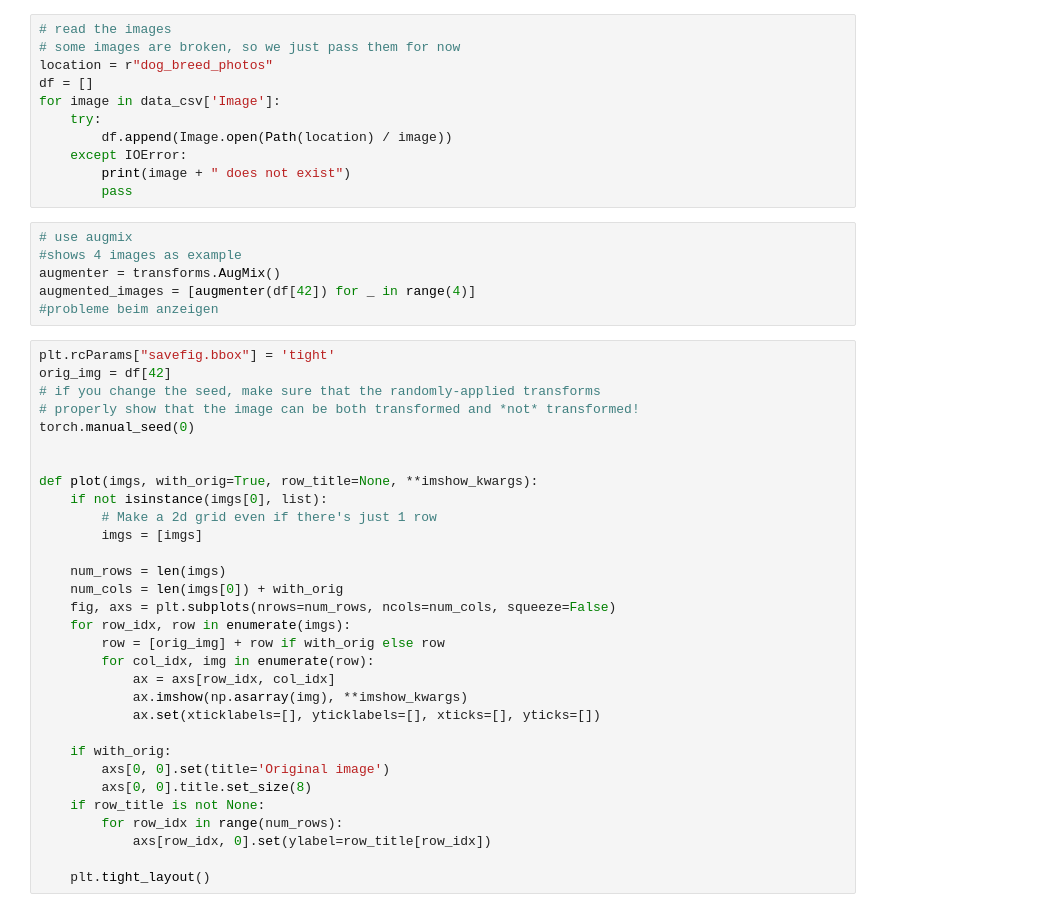
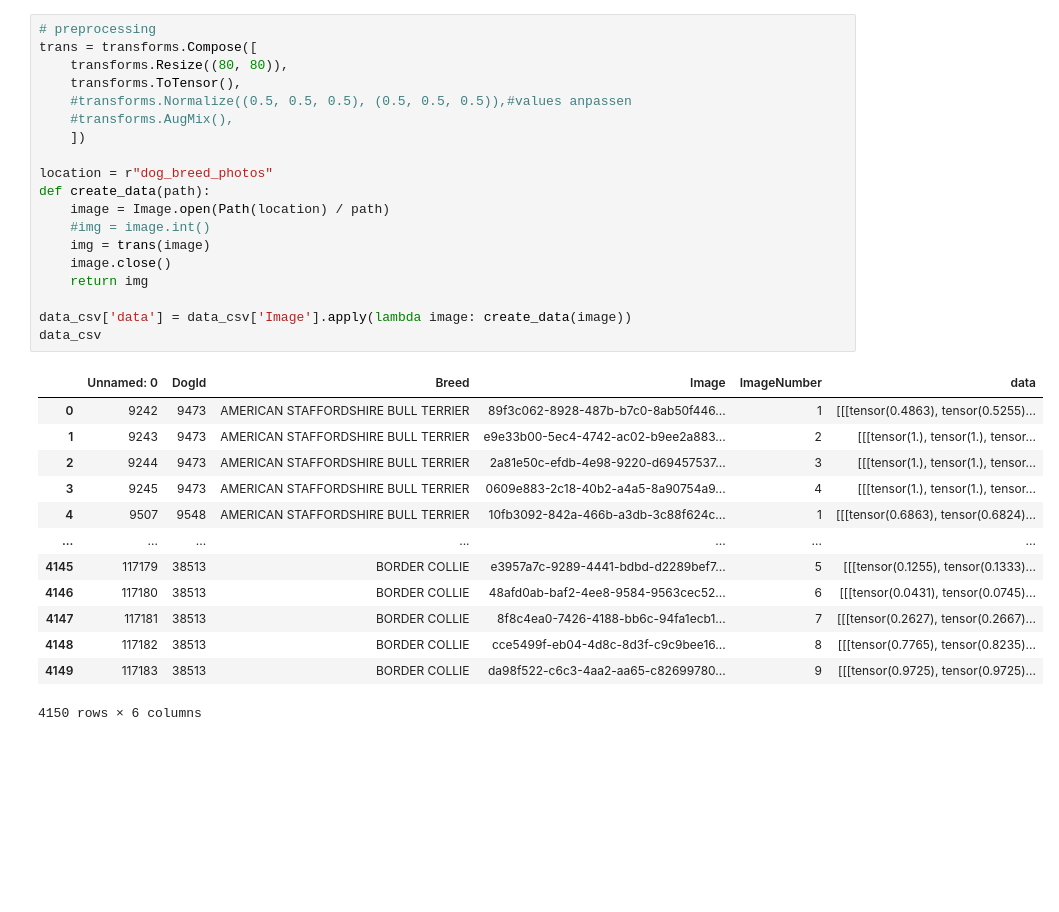
Before and after one commit to SunnyTrashpanda/CVNLP_dog-breeds, a Jupyter notebook: AugMix.ipynb, the cells around one changed output. Cells and saved outputs as stored; diff of their text form; blank space fills up the shorter version.

```diff
--- a/AugMix.ipynb
+++ b/AugMix.ipynb
@@ -29,48 +34,33 @@ data_csv
-# %%
-# read the images
-# some images are broken, so we just pass them for now
-location = r"dog_breed_photos"
-df = []
-for image in data_csv['Image']:
-    try:
-        df.append(Image.open(Path(location) / image))
-    except IOError:
-        print(image + " does not exist")
-        pass
 # %%
-# use augmix
-#shows 4 images as example
-augmenter = transforms.AugMix()
-augmented_images = [augmenter(df[42]) for _ in range(4)]
-#probleme beim anzeigen
+# preprocessing
+trans = transforms.Compose([
+    transforms.Resize((80, 80)),
+    transforms.ToTensor(),
+    #transforms.Normalize((0.5, 0.5, 0.5), (0.5, 0.5, 0.5)),#values anpassen
+    #transforms.AugMix(),
+    ])
+
+location = r"dog_breed_photos"
+def create_data(path):
+    image = Image.open(Path(location) / path)
+    #img = image.int()
+    img = trans(image)
+    image.close()
+    return img
+
+data_csv['data'] = data_csv['Image'].apply(lambda image: create_data(image))
+data_csv
+# %% [output]
+|  | Unnamed: 0 | DogId | Breed | Image | ImageNumber | data |
+| 0 | 9242 | 9473 | AMERICAN STAFFORDSHIRE BULL TERRIER | 89f3c062-8928-487b-b7c0-8ab50f446... | 1 | [[[tensor(0.4863), tensor(0.5255)... |
+| 1 | 9243 | 9473 | AMERICAN STAFFORDSHIRE BULL TERRIER | e9e33b00-5ec4-4742-ac02-b9ee2a883... | 2 | [[[tensor(1.), tensor(1.), tensor... |
+| 2 | 9244 | 9473 | AMERICAN STAFFORDSHIRE BULL TERRIER | 2a81e50c-efdb-4e98-9220-d69457537... | 3 | [[[tensor(1.), tensor(1.), tensor... |
+| 3 | 9245 | 9473 | AMERICAN STAFFORDSHIRE BULL TERRIER | 0609e883-2c18-40b2-a4a5-8a90754a9... | 4 | [[[tensor(1.), tensor(1.), tensor... |
+| 4 | 9507 | 9548 | AMERICAN STAFFORDSHIRE BULL TERRIER | 10fb3092-842a-466b-a3db-3c88f624c... | 1 | [[[tensor(0.6863), tensor(0.6824)... |
+| ... | ... | ... | ... | ... | ... | ... |
+| 4145 | 117179 | 38513 | BORDER COLLIE | e3957a7c-9289-4441-bdbd-d2289bef7... | 5 | [[[tensor(0.1255), tensor(0.1333)... |
+| 4146 | 117180 | 38513 | BORDER COLLIE | 48afd0ab-baf2-4ee8-9584-9563cec52... | 6 | [[[tensor(0.0431), tensor(0.0745)... |
+| 4147 | 117181 | 38513 | BORDER COLLIE | 8f8c4ea0-7426-4188-bb6c-94fa1ecb1... | 7 | [[[tensor(0.2627), tensor(0.2667)... |
+| 4148 | 117182 | 38513 | BORDER COLLIE | cce5499f-eb04-4d8c-8d3f-c9c9bee16... | 8 | [[[tensor(0.7765), tensor(0.8235)... |
+| 4149 | 117183 | 38513 | BORDER COLLIE | da98f522-c6c3-4aa2-aa65-c82699780... | 9 | [[[tensor(0.9725), tensor(0.9725)... |
+4150 rows × 6 columns
-# %%
-plt.rcParams["savefig.bbox"] = 'tight'
-orig_img = df[42]
-# if you change the seed, make sure that the randomly-applied transforms
-# properly show that the image can be both transformed and *not* transformed!
-torch.manual_seed(0)
-
-
-def plot(imgs, with_orig=True, row_title=None, **imshow_kwargs):
-    if not isinstance(imgs[0], list):
-        # Make a 2d grid even if there's just 1 row
-        imgs = [imgs]
-
-    num_rows = len(imgs)
-    num_cols = len(imgs[0]) + with_orig
-    fig, axs = plt.subplots(nrows=num_rows, ncols=num_cols, squeeze=False)
-    for row_idx, row in enumerate(imgs):
-        row = [orig_img] + row if with_orig else row
-        for col_idx, img in enumerate(row):
-            ax = axs[row_idx, col_idx]
-            ax.imshow(np.asarray(img), **imshow_kwargs)
-            ax.set(xticklabels=[], yticklabels=[], xticks=[], yticks=[])
-
-    if with_orig:
-        axs[0, 0].set(title='Original image')
-        axs[0, 0].title.set_size(8)
-    if row_title is not None:
-        for row_idx in range(num_rows):
-            axs[row_idx, 0].set(ylabel=row_title[row_idx])
-
-    plt.tight_layout()
```
Also changed, not shown: parts of 13 cells of this notebook.
